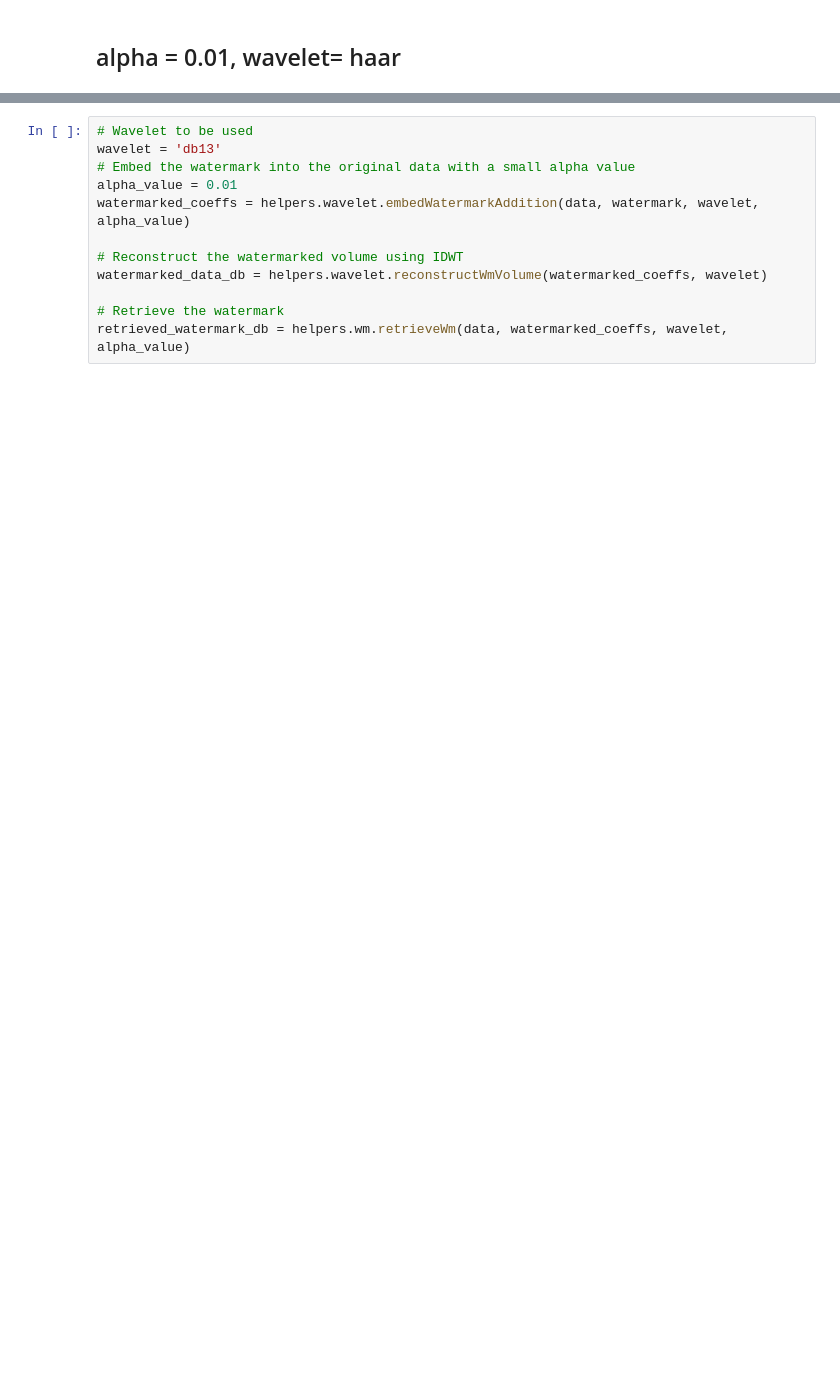
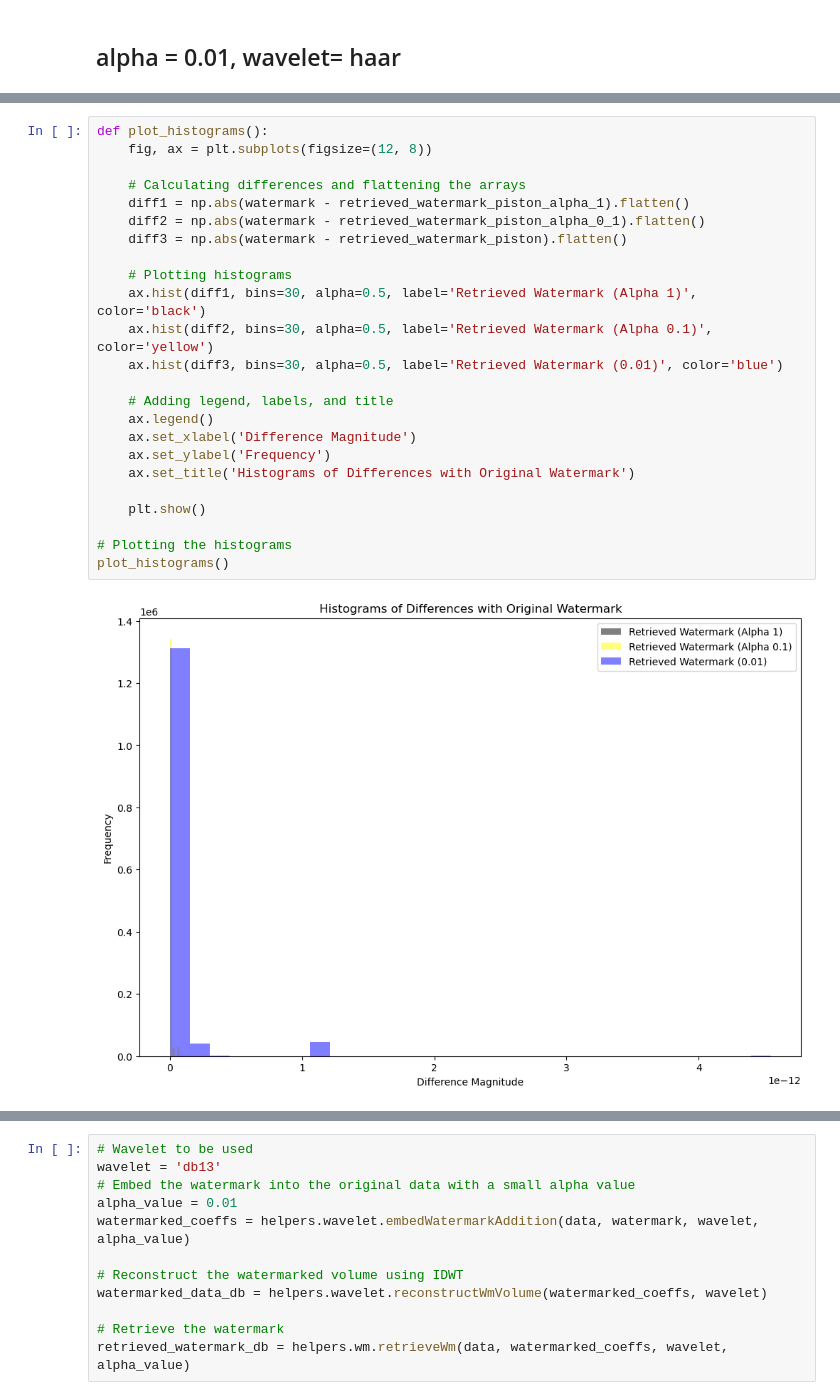
Before and after one commit to B4llouk/thesis-uni-passau-3D-wavelet-watermarking, a Jupyter notebook: notebooks/wvt_transform_addition_clean.ipynb, the cells around one changed output, grey strips where cells are left out. Saved outputs shown, nothing was run; the diff lists cells and outputs as text; blank space fills up the shorter version.

```diff
--- a/notebooks/wvt_transform_addition_clean.ipynb
+++ b/notebooks/wvt_transform_addition_clean.ipynb
@@ -49,0 +287,26 @@ Container(children=[VBox(children=(HBox(children=(Label(value='levels:'), FloatS
+# %%
+def plot_histograms():
+    fig, ax = plt.subplots(figsize=(12, 8))
+
+    # Calculating differences and flattening the arrays
+    diff1 = np.abs(watermark - retrieved_watermark_piston_alpha_1).flatten()
+    diff2 = np.abs(watermark - retrieved_watermark_piston_alpha_0_1).flatten()
+    diff3 = np.abs(watermark - retrieved_watermark_piston).flatten()
+
+    # Plotting histograms
+    ax.hist(diff1, bins=30, alpha=0.5, label='Retrieved Watermark (Alpha 1)', color='black')
+    ax.hist(diff2, bins=30, alpha=0.5, label='Retrieved Watermark (Alpha 0.1)', color='yellow')
+    ax.hist(diff3, bins=30, alpha=0.5, label='Retrieved Watermark (0.01)', color='blue')
+
+    # Adding legend, labels, and title
+    ax.legend()
+    ax.set_xlabel('Difference Magnitude')
+    ax.set_ylabel('Frequency')
+    ax.set_title('Histograms of Differences with Original Watermark')
+
+    plt.show()
+
+# Plotting the histograms
+plot_histograms()
+# %% [output]
+[figure, added]
```
Also changed, not shown: parts of 68 cells of this notebook, 14 other files.
